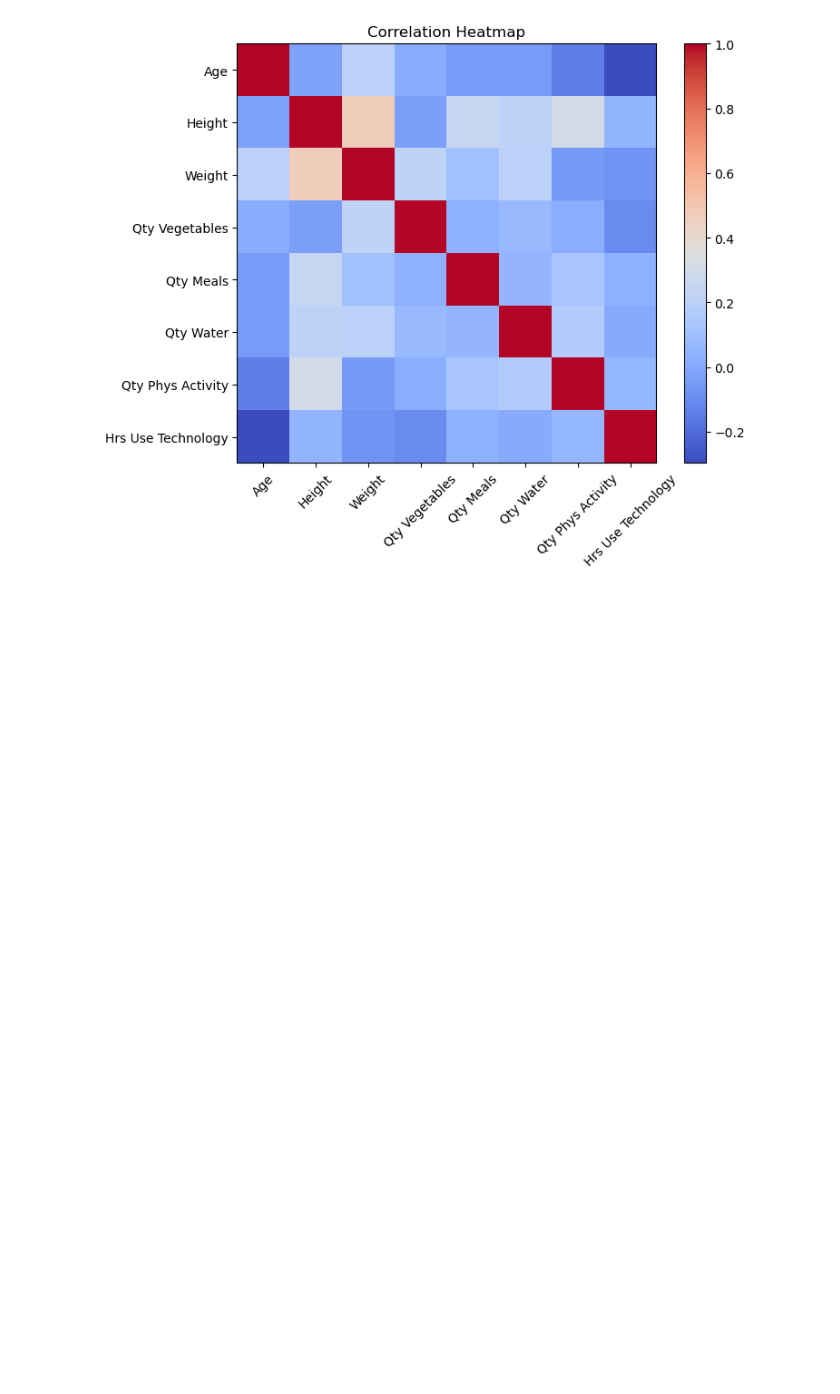
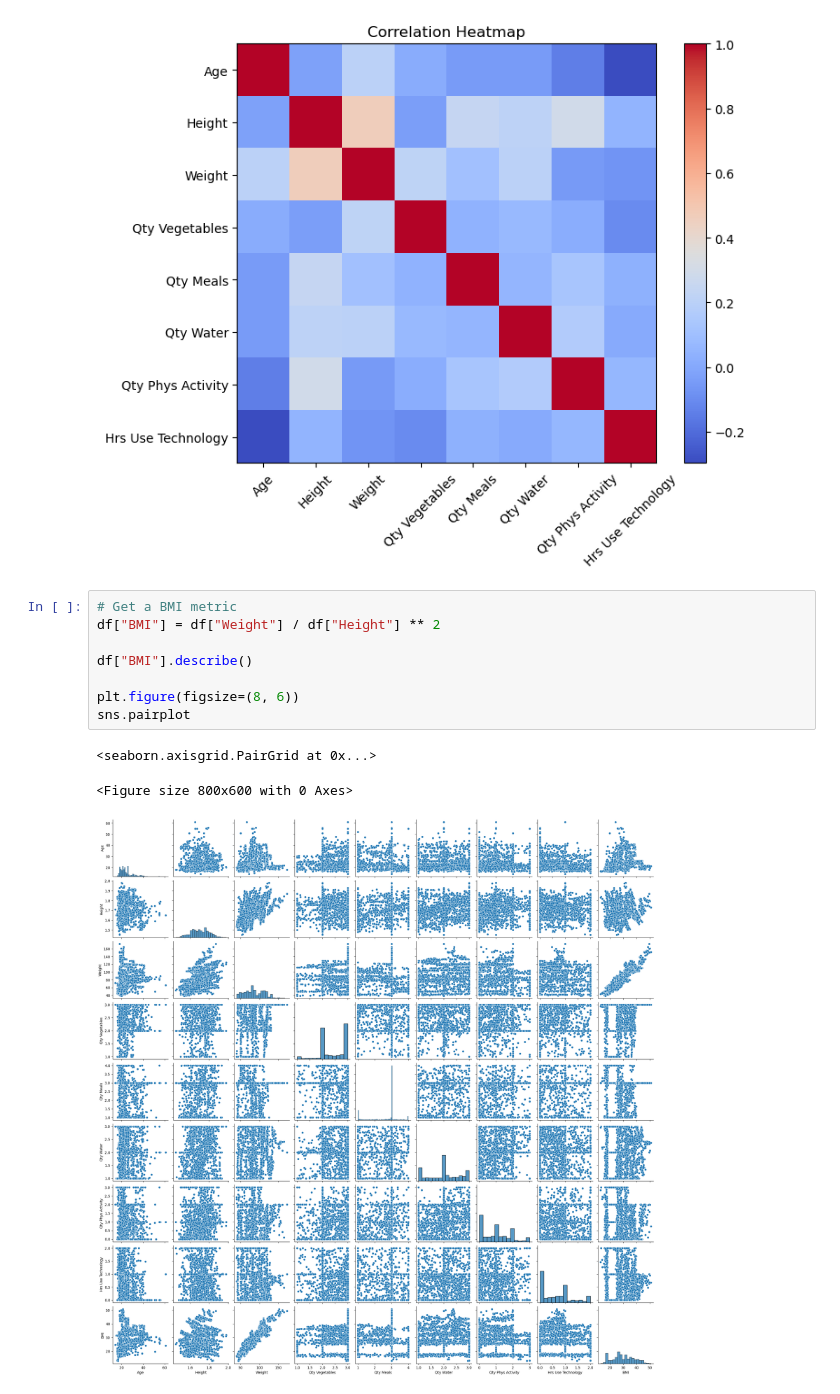
Before and after one commit to vhuson/cmu-case-study, a Jupyter notebook: CaseStudy.ipynb, the cells around one changed output. Saved outputs shown, nothing was run; the diff lists cells and outputs as text; blank space fills up the shorter version.

Commit message:
Added BMI and made scatter plots

```diff
--- a/CaseStudy.ipynb
+++ b/CaseStudy.ipynb
@@ -272,3 +272,15 @@ Qty Water            1.000000           0.167236            0.011965
 Qty Phys Activity    0.167236           1.000000            0.058562
 Hrs Use Technology   0.011965           0.058562            1.000000
 [figure]
+# %%
+# Get a BMI metric
+df["BMI"] = df["Weight"] / df["Height"] ** 2
+
+df["BMI"].describe()
+
+plt.figure(figsize=(8, 6))
+sns.pairplot
+# %% [output]
+<seaborn.axisgrid.PairGrid at 0x...>
+<Figure size 800x600 with 0 Axes>
+[figure, added]
```
Also changed, not shown: parts of 1 cell of this notebook.
